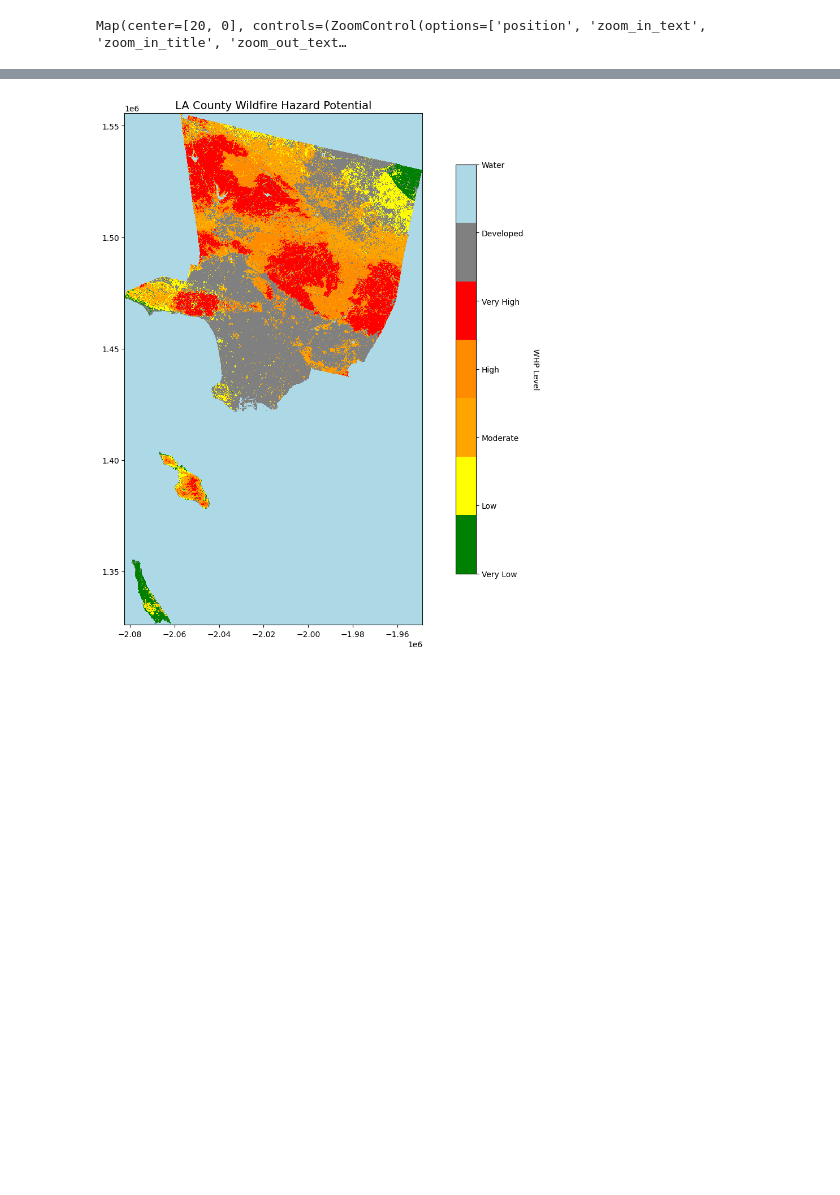
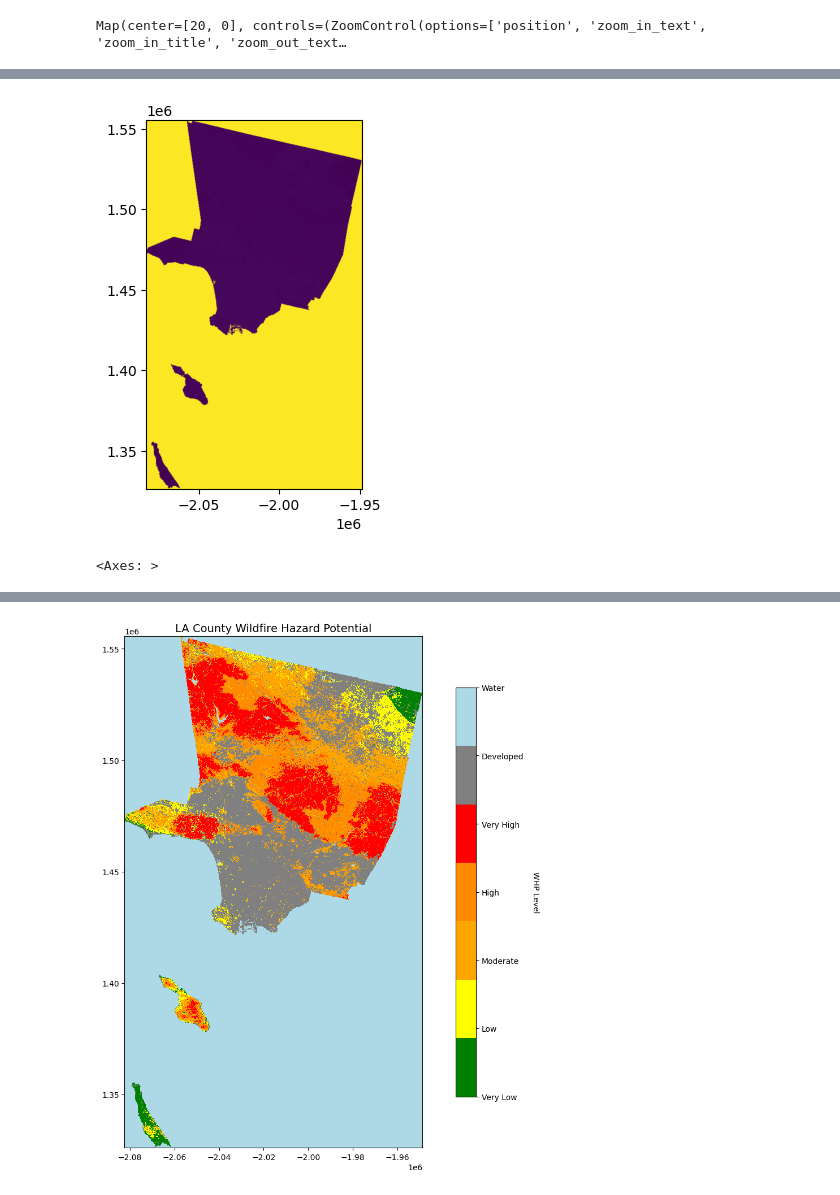
Before and after one commit to jingxuehan0707/ccgt-workshop-opensr-gis, a Jupyter notebook: open-source-gis-with-python.ipynb, the cells around one changed output, grey strips where cells are left out. Drawn from its saved outputs; the diff is of its cells as text; code cells hidden in the pictures; blank space fills up the shorter version.

Commit message:
feat: complete raster section

```diff
--- a/open-source-gis-with-python.ipynb
+++ b/open-source-gis-with-python.ipynb
@@ -331,0 +396,10 @@ Map(center=[20, 0], controls=(ZoomControl(options=['position', 'zoom_in_text', '
+# %%
+# Read the California WHP raster file and access metadata
+with rasterio.open(ca_whp) as src:
+    ca_whp_meta = src.meta
+    ca_whp_transform = src.transform
+    ca_whp_crs = src.crs
+
+print(f"CRS: {ca_whp_crs}")
+print(f"Spatial resolution: 270m")
+print(f"Metadata: {ca_whp_meta}")
@@ -387,0 +507,8 @@ with rasterio.open(la_county_whp) as src:
+# %%
+from rasterio.plot import show
+
+# Visualize the clipped LA County WHP raster
+show(la_county_whp_rio, transform=la_county_whp_transform)
+# %% [output]
+[figure, added]
+<Axes: >
```
Also changed, not shown: parts of 39 cells of this notebook.
